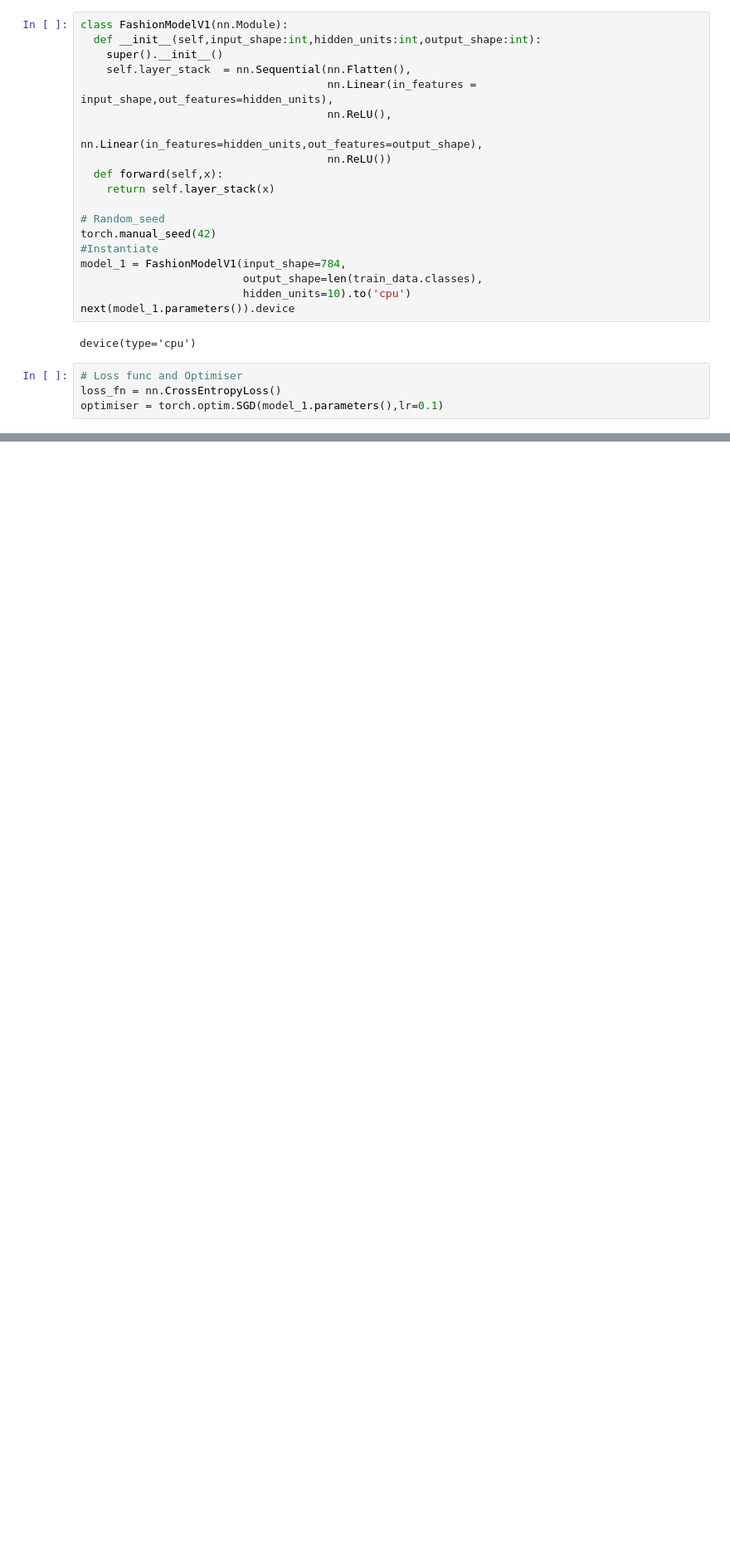
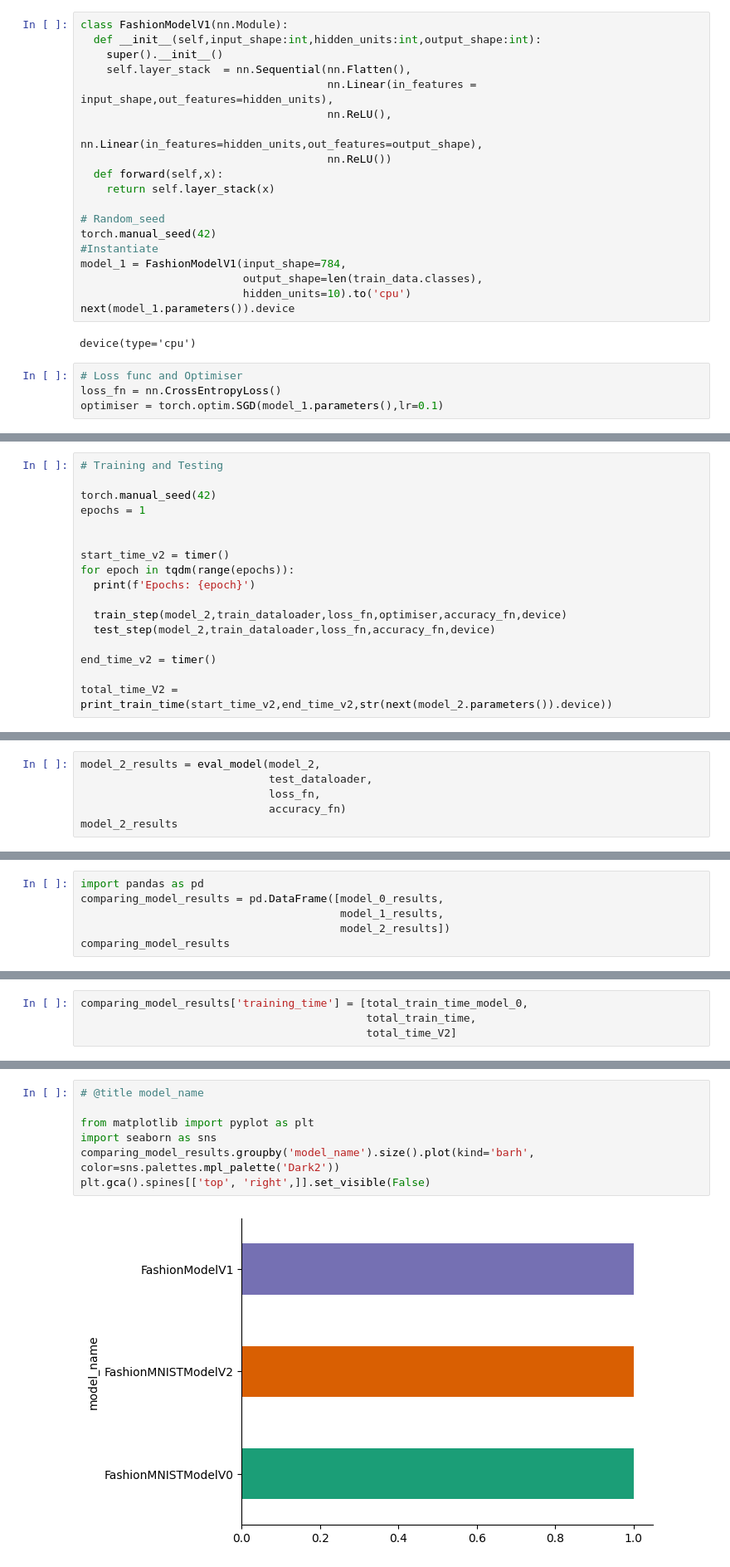
Before and after one commit to Hit07/ML-DL-Torch, a Jupyter notebook: Computer_Vision.ipynb, the cells around one changed output, grey strips where cells are left out. Shown: that part at 83% size. Saved outputs shown, nothing was run; the diff lists cells and outputs as text; blank space fills up the shorter version.

```diff
--- a/Computer_Vision.ipynb
+++ b/Computer_Vision.ipynb
@@ -478,0 +598,17 @@ Train time on cpu:  22.929264 seconds
+# %%
+# Training and Testing
+
+torch.manual_seed(42)
+epochs = 1
+
+
+start_time_v2 = timer()
+for epoch in tqdm(range(epochs)):
+  print(f'Epochs: {epoch}')
+
+  train_step(model_2,train_dataloader,loss_fn,optimiser,accuracy_fn,device)
+  test_step(model_2,train_dataloader,loss_fn,accuracy_fn,device)
+
+end_time_v2 = timer()
+
+total_time_V2 = print_train_time(start_time_v2,end_time_v2,str(next(model_2.parameters()).device))
@@ -478,0 +622,6 @@ Train time on cpu:  22.929264 seconds
+# %%
+model_2_results = eval_model(model_2,
+                             test_dataloader,
+                             loss_fn,
+                             accuracy_fn)
+model_2_results
@@ -478,0 +632,6 @@ Train time on cpu:  22.929264 seconds
+# %%
+import pandas as pd
+comparing_model_results = pd.DataFrame([model_0_results,
+                                        model_1_results,
+                                        model_2_results])
+comparing_model_results
@@ -478,0 +643,4 @@ Train time on cpu:  22.929264 seconds
+# %%
+comparing_model_results['training_time'] = [total_train_time_model_0,
+                                            total_train_time,
+                                            total_time_V2]
@@ -478,0 +654,9 @@ Train time on cpu:  22.929264 seconds
+# %%
+# @title model_name
+
+from matplotlib import pyplot as plt
+import seaborn as sns
+comparing_model_results.groupby('model_name').size().plot(kind='barh', color=sns.palettes.mpl_palette('Dark2'))
+plt.gca().spines[['top', 'right',]].set_visible(False)
+# %% [output]
+[figure, added]
```
Also changed, not shown: parts of 18 cells of this notebook.
